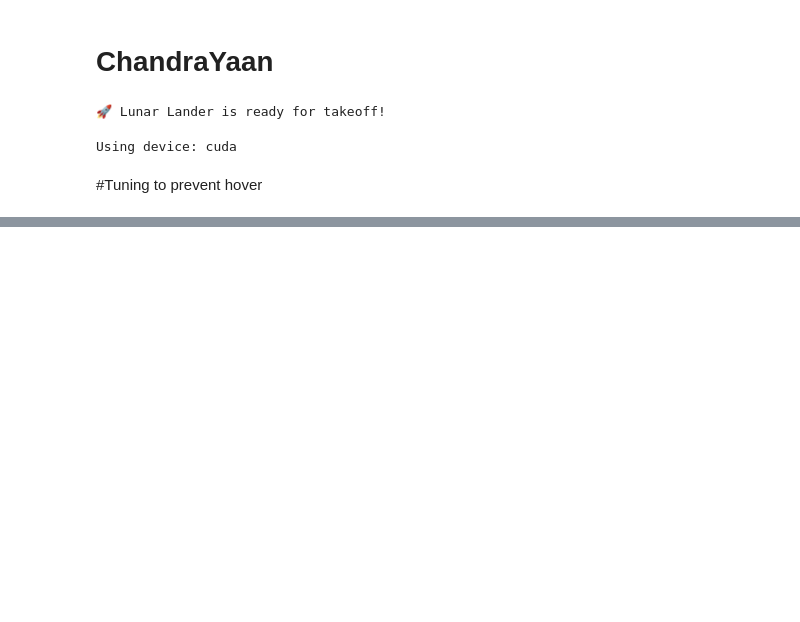
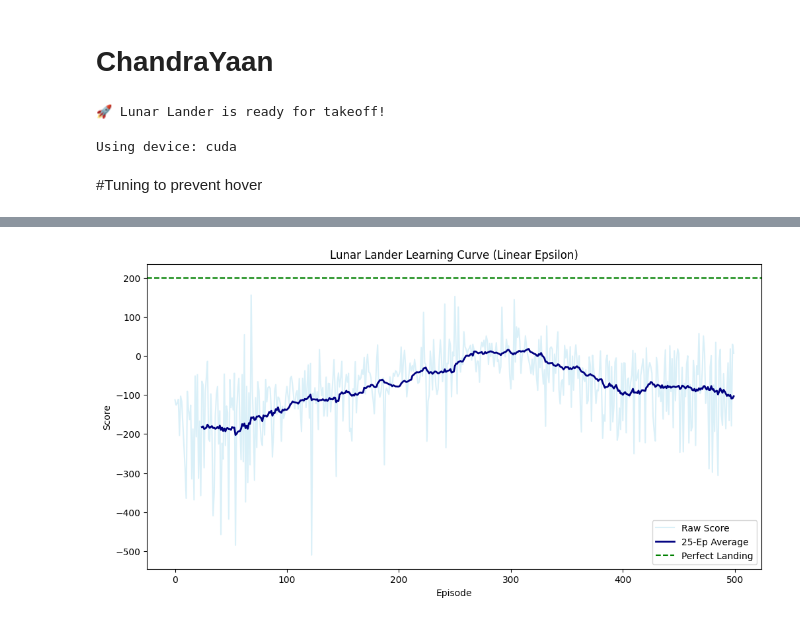
Before and after one commit to prithwis/AGI, a Jupyter notebook: Chandrayaan_v2.ipynb, the cells around one changed output, grey strips where cells are left out. Cells and saved outputs as stored; diff of their text form; code cells hidden in the pictures; blank space fills up the shorter version.

```diff
--- a/Chandrayaan_v2.ipynb
+++ b/Chandrayaan_v2.ipynb
@@ -169,12 +169,17 @@ class DQNAgent:
     def __init__(self, state_size, action_size):
         self.state_size = state_size
         self.action_size = action_size
-        self.memory = deque(maxlen=20000)
-        self.gamma = 0.99
+        #self.memory = deque(maxlen=20000)
+        self.memory = deque(maxlen=5000)
+        #self.gamma = 0.99
+        self.gamma = 0.999
         self.epsilon = 1.0
         self.epsilon_min = 0.05
         self.epsilon_decay = 0.995
-        self.learning_rate = 0.0001
+        #self.learning_rate = 0.0001
+        #self.learning_rate = 0.00005
+        #self.learning_rate = 0.0003
+        self.learning_rate = 0.00001
 
         # 1. Move the Networks to GPU
         self.model = PowerhouseDQN(state_size, action_size).to(device)
@@ -225,18 +230,20 @@ class DQNAgent:
             next_q = self.target_model(next_states).max(1)[0]
             target_q = rewards + (1 - dones) * self.gamma * next_q
 
-        loss = F.mse_loss(current_q.squeeze(), target_q)
+        #loss = F.mse_loss(current_q.squeeze(), target_q)
+        loss = F.smooth_l1_loss(current_q.squeeze(), target_q)
 
         self.optimizer.zero_grad()
         loss.backward()
         self.optimizer.step()
 
         # 1. Update the Target Brain slowly
-        self.soft_update(tau=0.005)
+        #self.soft_update(tau=0.005)
+        self.soft_update(tau=0.01)
 
         # 2. Decay exploration
-        if self.epsilon > self.epsilon_min:
-            self.epsilon *= self.epsilon_decay
+        #if self.epsilon > self.epsilon_min:
+        #    self.epsilon *= self.epsilon_decay
 # %% [output]
 Using device: cuda
 # %% [markdown]
@@ -333,3 +371,23 @@ display(Video("/content/lander_clean_ep_499.mp4", embed=True))
 # %% [output]
 [interactive output not drawn]
 [interactive output not drawn]
+# %%
+df = pd.DataFrame(history)
+
+# Calculate a 25-episode moving average to see the "true" learning trend
+df['rolling_score'] = df['score'].rolling(window=25).mean()
+
+# Quick Plot
+import matplotlib.pyplot as plt
+
+plt.figure(figsize=(12, 6))
+plt.plot(df['episode'], df['score'], alpha=0.3, label='Raw Score', color='skyblue')
+plt.plot(df['episode'], df['rolling_score'], label='25-Ep Average', color='navy', linewidth=2)
+plt.axhline(y=200, color='green', linestyle='--', label='Perfect Landing')
+plt.title('Lunar Lander Learning Curve (Linear Epsilon)')
+plt.xlabel('Episode')
+plt.ylabel('Score')
+plt.legend()
+plt.show()
+# %% [output]
+[figure, added]
```
Also changed, not shown: parts of 4 cells of this notebook.
